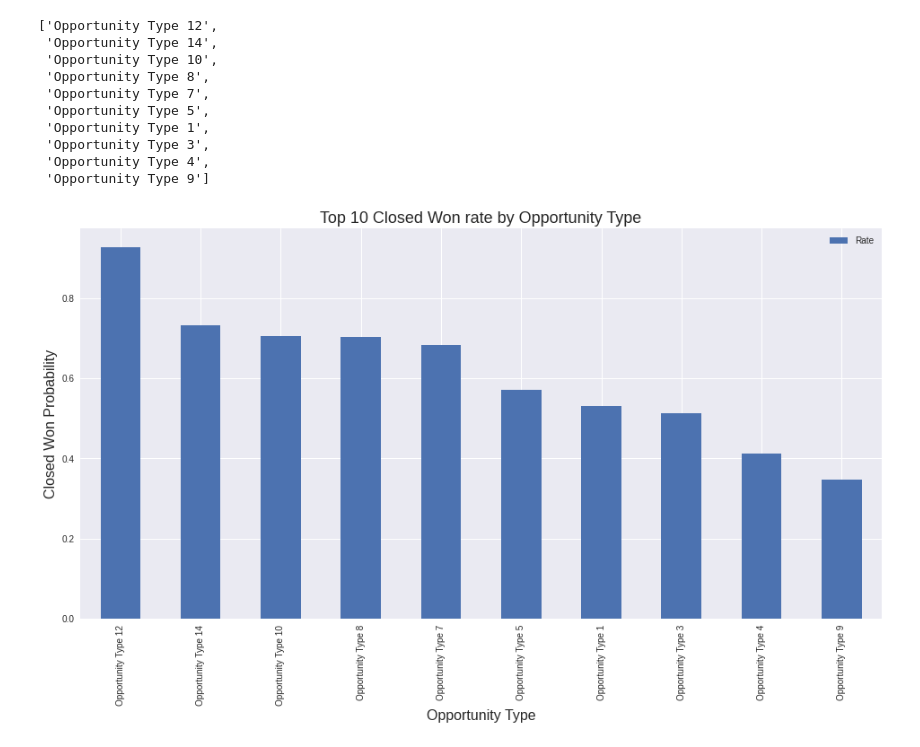
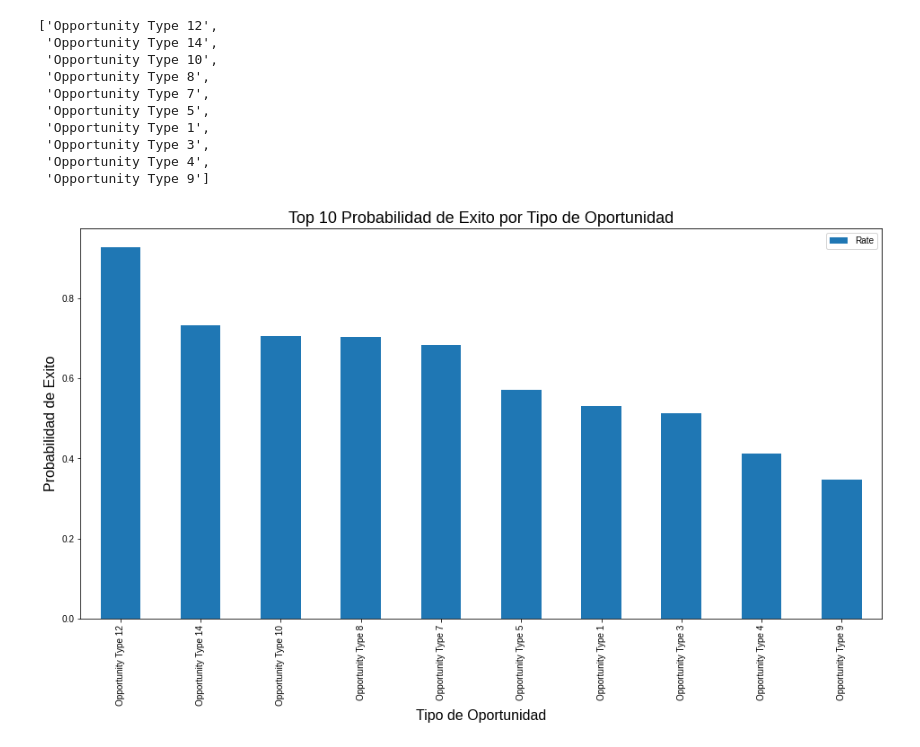
Before and after one commit to gianbelinche/TP1-OrgaDeDatos, a Jupyter notebook: Insights/Opportunity Type vs Closed Won.ipynb, the cells around one changed output. Saved outputs shown, nothing was run; the diff lists cells and outputs as text; code cells hidden in the pictures.

```diff
--- a/Insights/Opportunity Type vs Closed Won.ipynb
+++ b/Insights/Opportunity Type vs Closed Won.ipynb
@@ -114,17 +114,17 @@ opp_names
 # %%
 import matplotlib.pyplot as plt
 from matplotlib import style
 import seaborn as sns
 import numpy as np
 top_10[['Opportunity_Type', 'Rate']].plot(kind="bar", figsize=(16, 8), orientation = 'vertical')
 style.use("seaborn")
-plt.title("Top 10 Closed Won rate by Opportunity Type", fontdict={'size' : 18})
-plt.xlabel("Opportunity Type", fontdict={'size' : 16})
-plt.ylabel("Closed Won Probability", fontdict={'size' : 16})
+plt.title("Top 10 Probabilidad de Exito por Tipo de Oportunidad", fontdict={'size' : 18})
+plt.xlabel("Tipo de Oportunidad", fontdict={'size' : 16})
+plt.ylabel("Probabilidad de Exito", fontdict={'size' : 16})
 plt.xticks(np.arange(len(opp_names)), opp_names)
 plt.show()
 # %% [output]
-[figure, old version]
+[figure, new version]
 # %%
 # Aca podemos observar los 10 tipos de oportunidad que tienen mayor probabilidad de finalizar la
 # oportunidad de negocio exitosamente.
```
Also changed, not shown: 4 other files.
